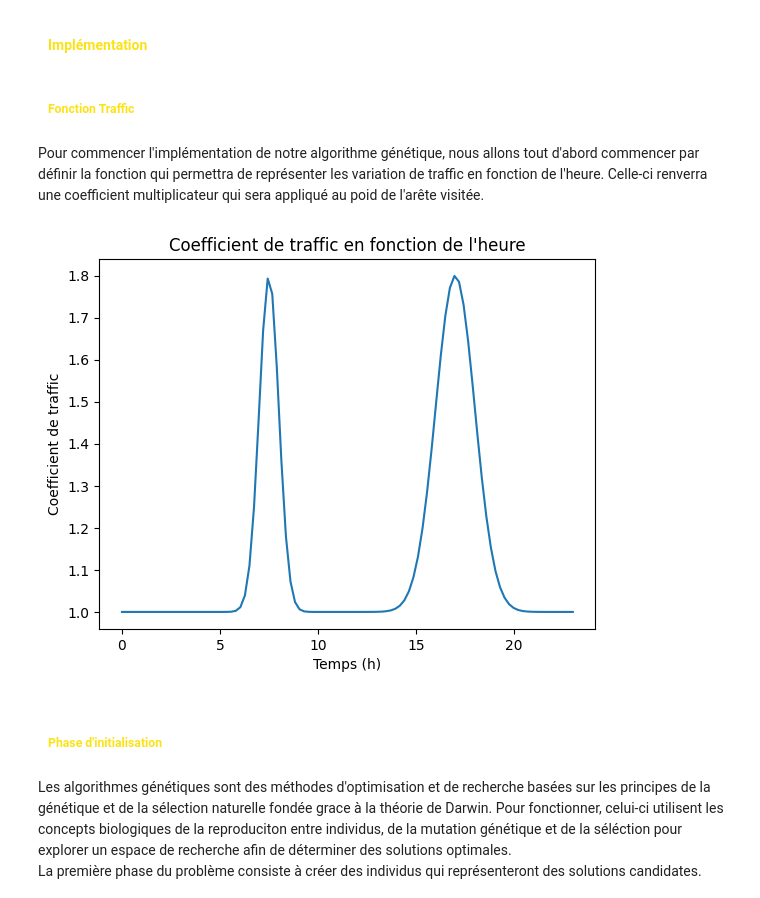
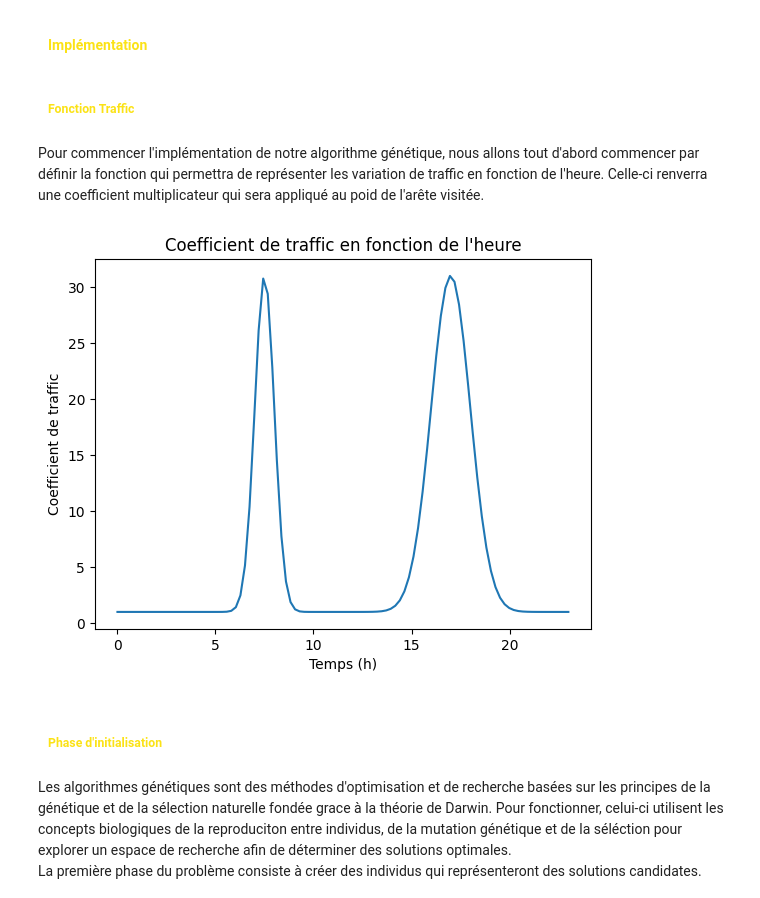
Before and after one commit to Vic06163/Algorithmics-project, a Jupyter notebook: Livrable v2.ipynb, the cells around one changed output. Cells and saved outputs as stored; diff of their text form; code cells hidden in the pictures.

```diff
--- a/Livrable v2.ipynb
+++ b/Livrable v2.ipynb
@@ -353,16 +353,16 @@ plt.show()
 Pour commencer l'implémentation de notre algorithme génétique, nous allons tout d'abord commencer par définir la fonction qui permettra de représenter les variation de traffic en fonction de l'heure. Celle-ci renverra une coefficient multiplicateur qui sera appliqué au poid de l'arête visitée.
 # %%
 def traffic(x):
-    return (0.8 * np.exp(-(x-7.5)**2 / (2 * 0.5**2)) + 0.8 * np.exp(-(x-17)**2 / (2 * 1**2))) + 1
+    return (30 * np.exp(-(x-7.5)**2 / (2 * 0.5**2)) + 30 * np.exp(-(x-17)**2 / (2 * 1**2))) + 1
 
 x = np.linspace(0, 23, 100)
 plt.plot(x, traffic(x))
 plt.title("Coefficient de traffic en fonction de l'heure")
 plt.xlabel("Temps (h)")
 plt.ylabel("Coefficient de traffic")
 plt.show()
 # %% [output]
-[figure, old version]
+[figure, new version]
 # %% [markdown]
 <h5 style='text-align: left; color: #fbe216; padding:10px; margin-right: 50px;'>Phase d'initialisation</h5>
 Les algorithmes génétiques sont des méthodes d'optimisation et de recherche basées sur les principes de la génétique et de la sélection naturelle fondée grace à la théorie de Darwin.
```
Also changed, not shown: parts of 11 cells of this notebook.
